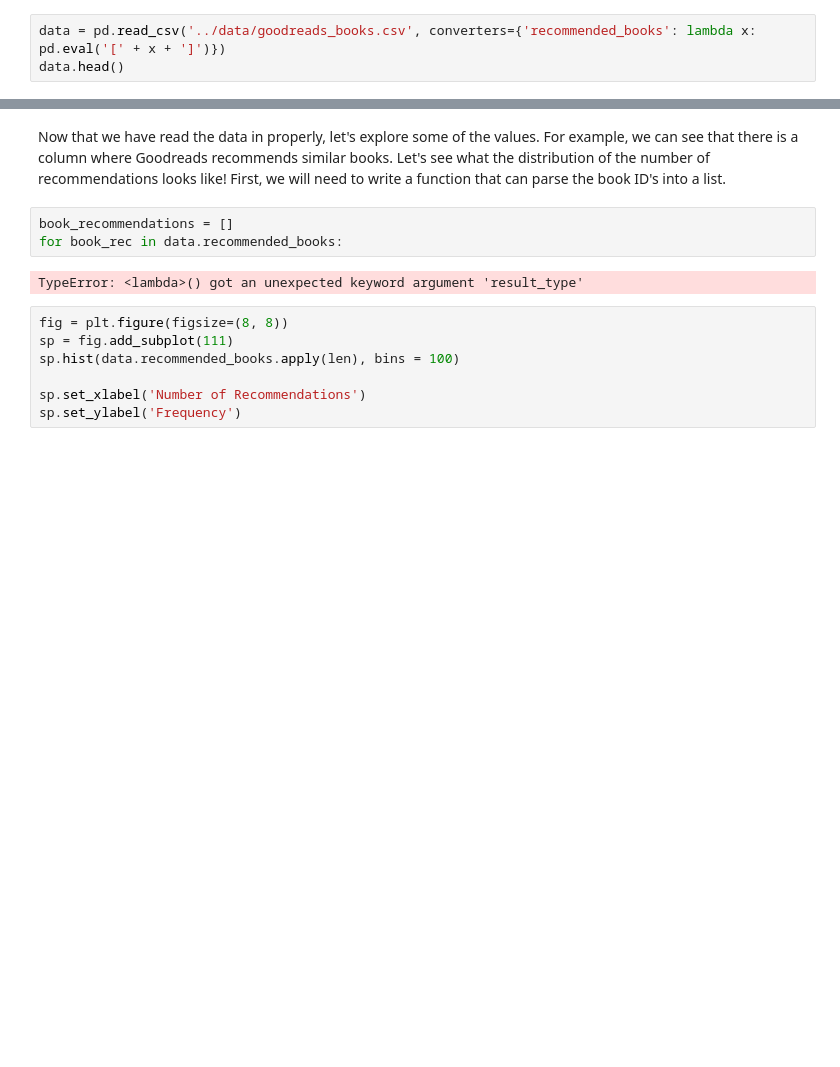
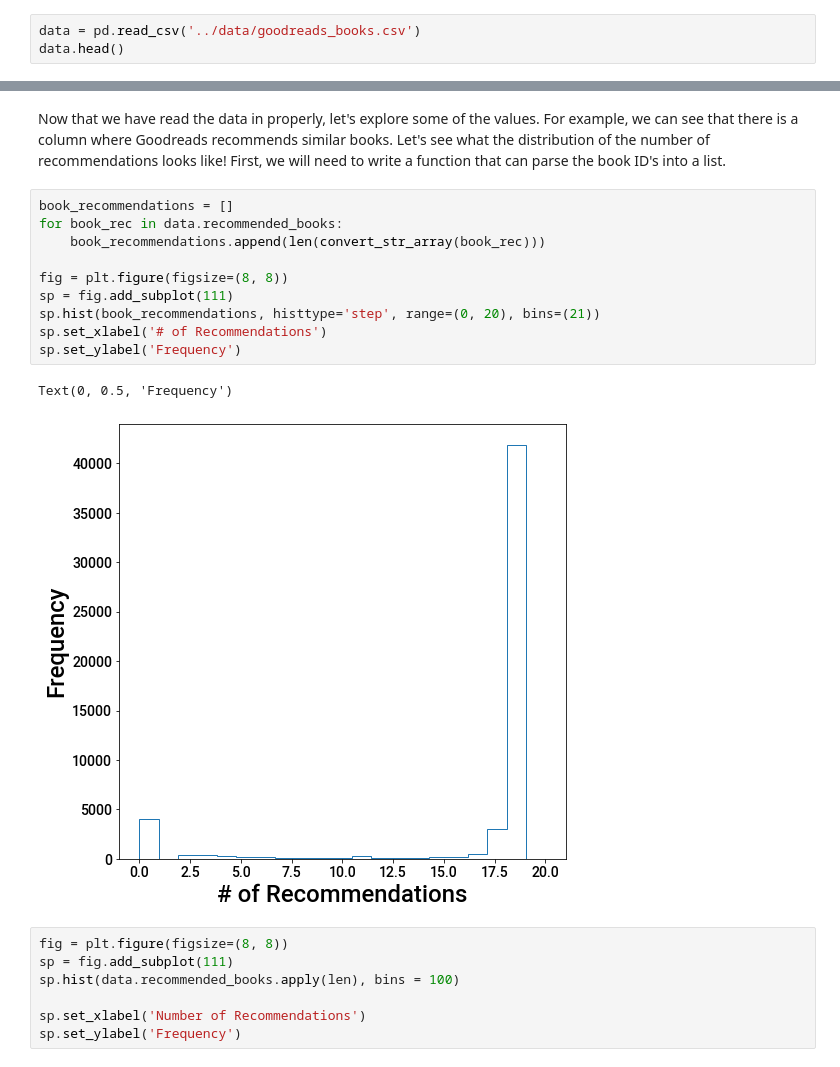
Before and after one commit to adam-broussard/bestreads, a Jupyter notebook: notebooks/0_data_summary.ipynb, the cells around one changed output, grey strips where cells are left out. Saved outputs shown, nothing was run; the diff lists cells and outputs as text; blank space fills up the shorter version.

```diff
--- a/notebooks/0_data_summary.ipynb
+++ b/notebooks/0_data_summary.ipynb
@@ -12,5 +11,5 @@ ModuleNotFoundError: No module named 'dataset_ops'
 # %%
-data = pd.read_csv('../data/goodreads_books.csv', converters={'recommended_books': lambda x: pd.eval('[' + x + ']')})
+data = pd.read_csv('../data/goodreads_books.csv')
 data.head()
 # %% [output]
 |  | id | title | link | series | cover_link | author | author_link | rating_count | review_count | ... |
@@ -22,11 +21,19 @@ data.head()
 5 rows × 31 columns
 # %% [markdown]
 Now that we have read the data in properly, let's explore some of the values.  For example, we can see that there is a column where Goodreads recommends similar books.  Let's see what the distribution of the number of recommendations looks like!  First, we will need to write a function that can parse the book ID's into a list.
-# %%
-book_recommendations = []
-for book_rec in data.recommended_books:
-# %% [output]
-TypeError: <lambda>() got an unexpected keyword argument 'result_type'
+# %%
+book_recommendations = []
+for book_rec in data.recommended_books:
+    book_recommendations.append(len(convert_str_array(book_rec)))
+
+fig = plt.figure(figsize=(8, 8))
+sp = fig.add_subplot(111)
+sp.hist(book_recommendations, histtype='step', range=(0, 20), bins=(21))
+sp.set_xlabel('# of Recommendations')
+sp.set_ylabel('Frequency')
+# %% [output]
+Text(0, 0.5, 'Frequency')
+[figure, added]
 # %%
 fig = plt.figure(figsize=(8, 8))
 sp = fig.add_subplot(111)
```
Also changed, not shown: parts of 1 cell of this notebook.
